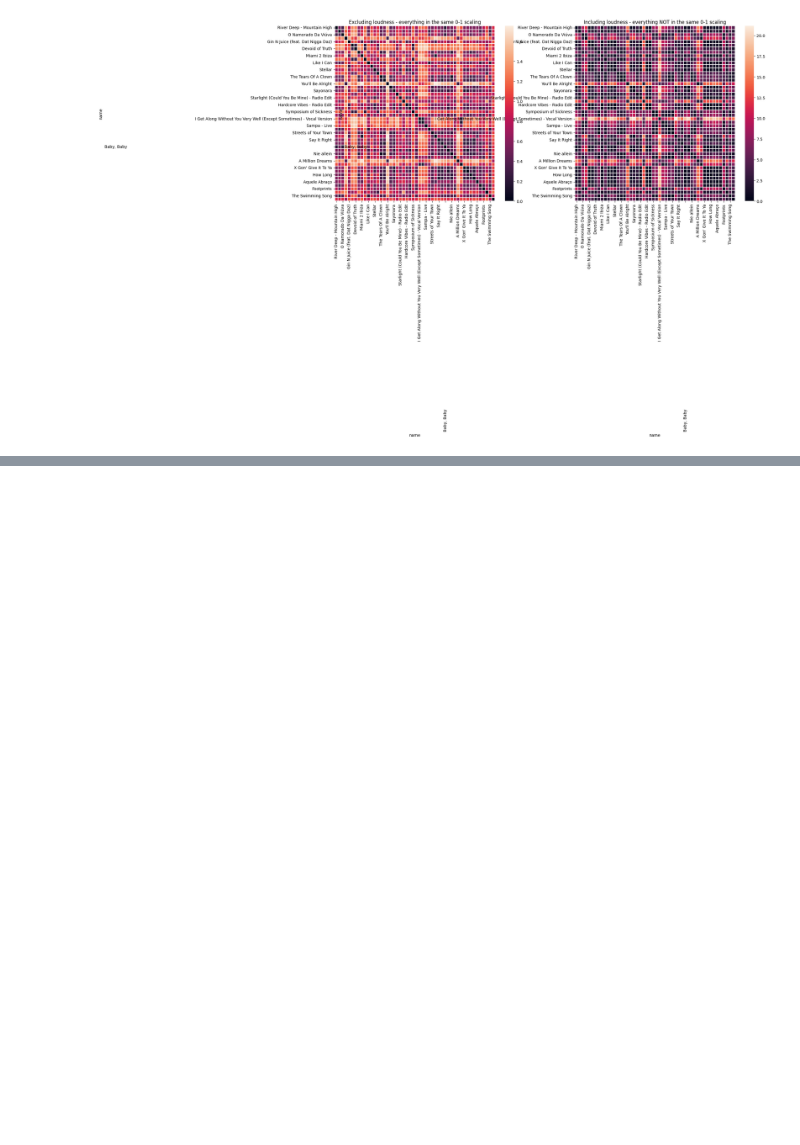
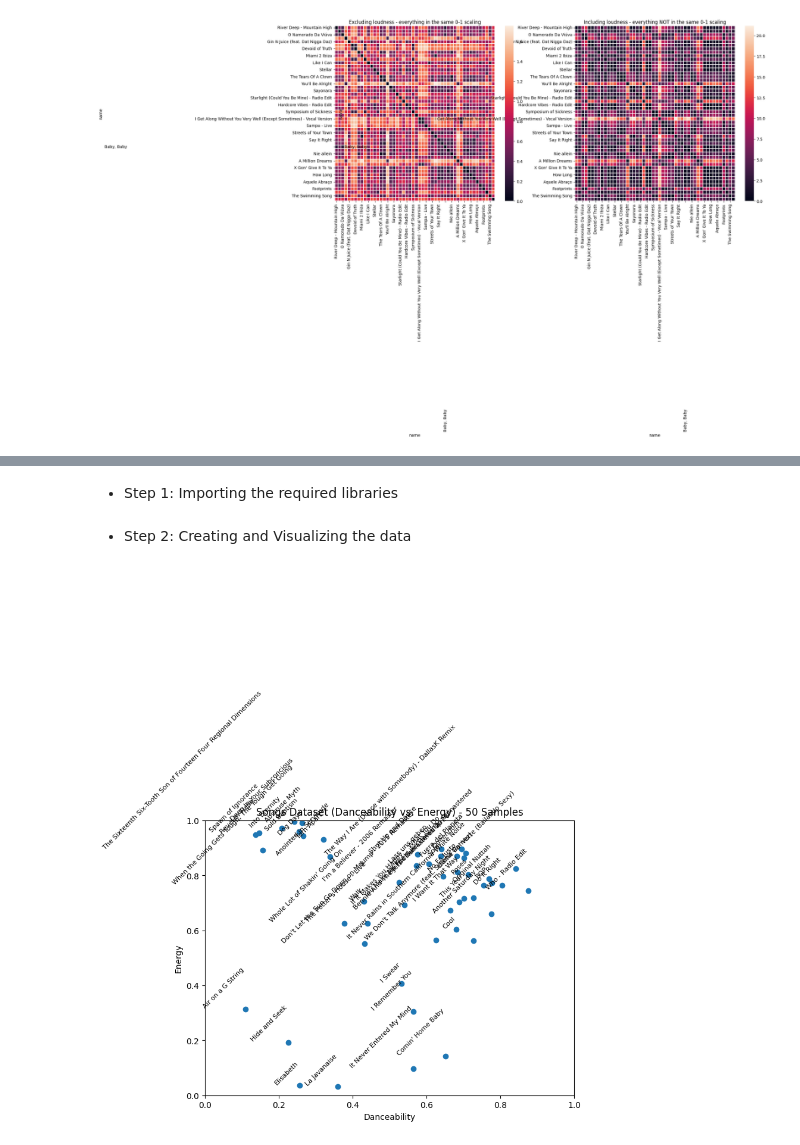
Before and after one commit to PhoenixCC0722/JoinTheGame_Magist, a Jupyter notebook: Chapter6_ML_2_01_scaling_data_5000_songs.ipynb, the cells around one changed output, grey strips where cells are left out. Drawn from its saved outputs; the diff is of its cells as text; code cells hidden in the pictures; blank space fills up the shorter version.

```diff
--- a/Chapter6_ML_2_01_scaling_data_5000_songs.ipynb
+++ b/Chapter6_ML_2_01_scaling_data_5000_songs.ipynb
@@ -172,0 +184,4 @@ plt.show()
+# %% [markdown]
+
+
+*   Step 1: Importing the required libraries
@@ -172,0 +195,29 @@ plt.show()
+# %% [markdown]
+
+
+* Step 2: Creating and Visualizing the data
+# %%
+# Select two features for visualization (e.g., 'danceability' and 'energy')
+# Select 50 random rows from the DataFrame
+sampled_rows = songs_df.sample(n=50)
+
+# Extract 'danceability' and 'energy' values from the sampled rows
+x1 = sampled_rows['danceability']
+x2 = sampled_rows['energy']
+
+# Visualizing the data
+plt.figure(figsize=(8, 6))  # Adjust figure size as needed
+plt.xlim([0, 1])  # Set x-axis limits (0 to 1 for danceability)
+plt.ylim([0, 1])  # Set y-axis limits (0 to 1 for energy)
+plt.title('Songs Dataset (Danceability vs. Energy) - 50 Samples')
+plt.xlabel('Danceability')
+plt.ylabel('Energy')
+plt.scatter(x1, x2)
+
+# Add labels (optional)
+for i, name in enumerate(sampled_rows.index):
+    plt.annotate(name, (x1[i], x2[i]), fontsize=8, ha='right', va='bottom', rotation=45)
+
+plt.show()
+# %% [output]
+[figure, added]
```
Also changed, not shown: parts of 14 cells of this notebook.
